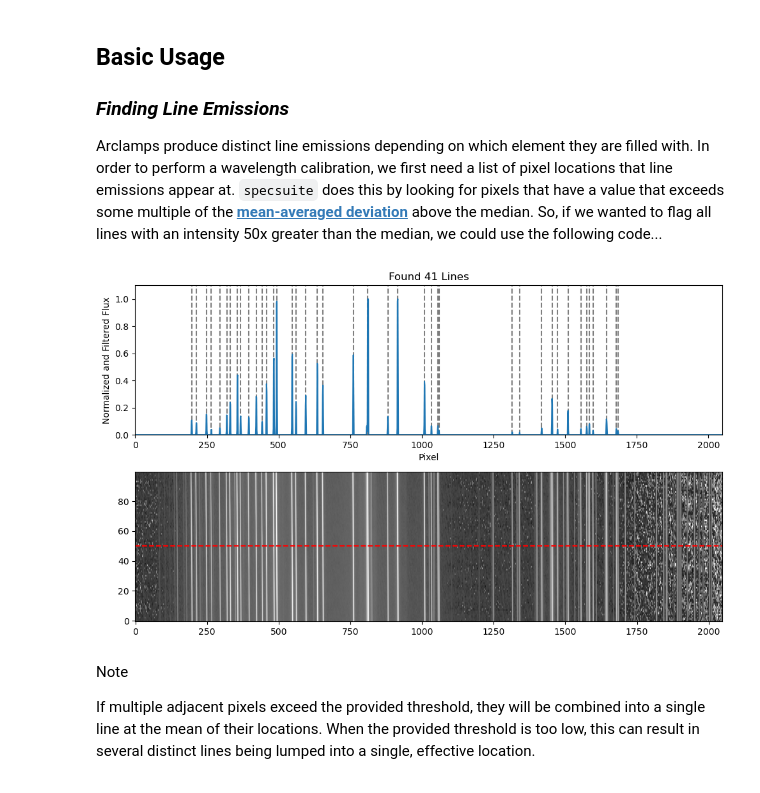
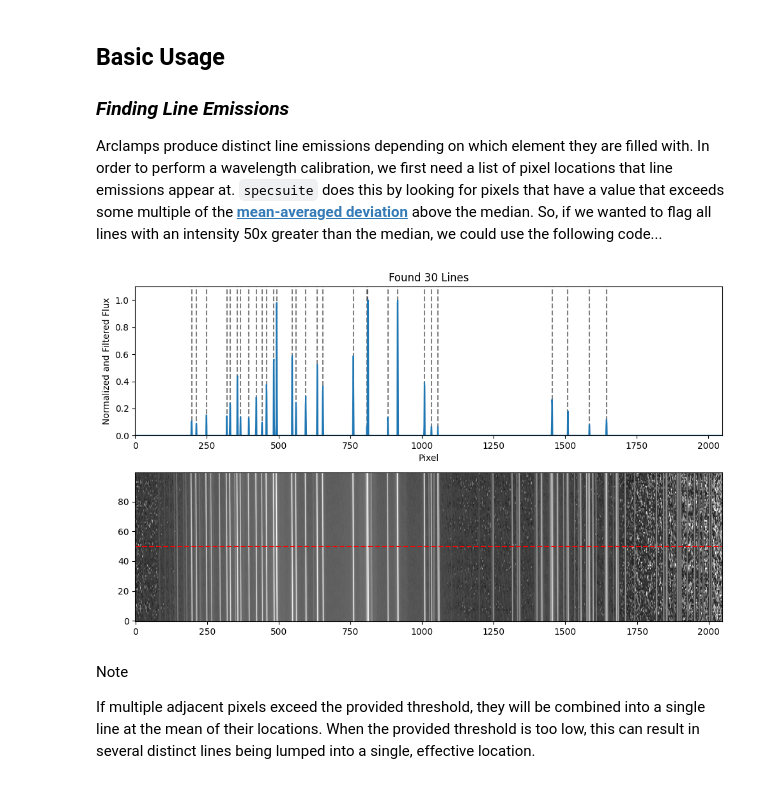
Before and after one commit to Autumn10677/specsuite, a Jupyter notebook: docs/dewarping.ipynb, the cells around one changed output. Saved outputs shown, nothing was run; the diff lists cells and outputs as text; code cells hidden in the pictures.

```diff
--- a/docs/dewarping.ipynb
+++ b/docs/dewarping.ipynb
@@ -46,11 +46,11 @@ Arclamps produce distinct line emissions depending on which element they are fil
 # %%
 line_locations, line_intensities = ss.find_cal_lines(
     image = arclamp,
-    std_variation = 50,
+    std_variation = 200,
     debug = True,
 )
 # %% [output]
-[figure, old version]
+[figure, new version]
 # %% [markdown]
 <div class="admonition note">
     <p class="admonition-title">Note</p>
```
Also changed, not shown: parts of 5 cells of this notebook, 8 other files.
